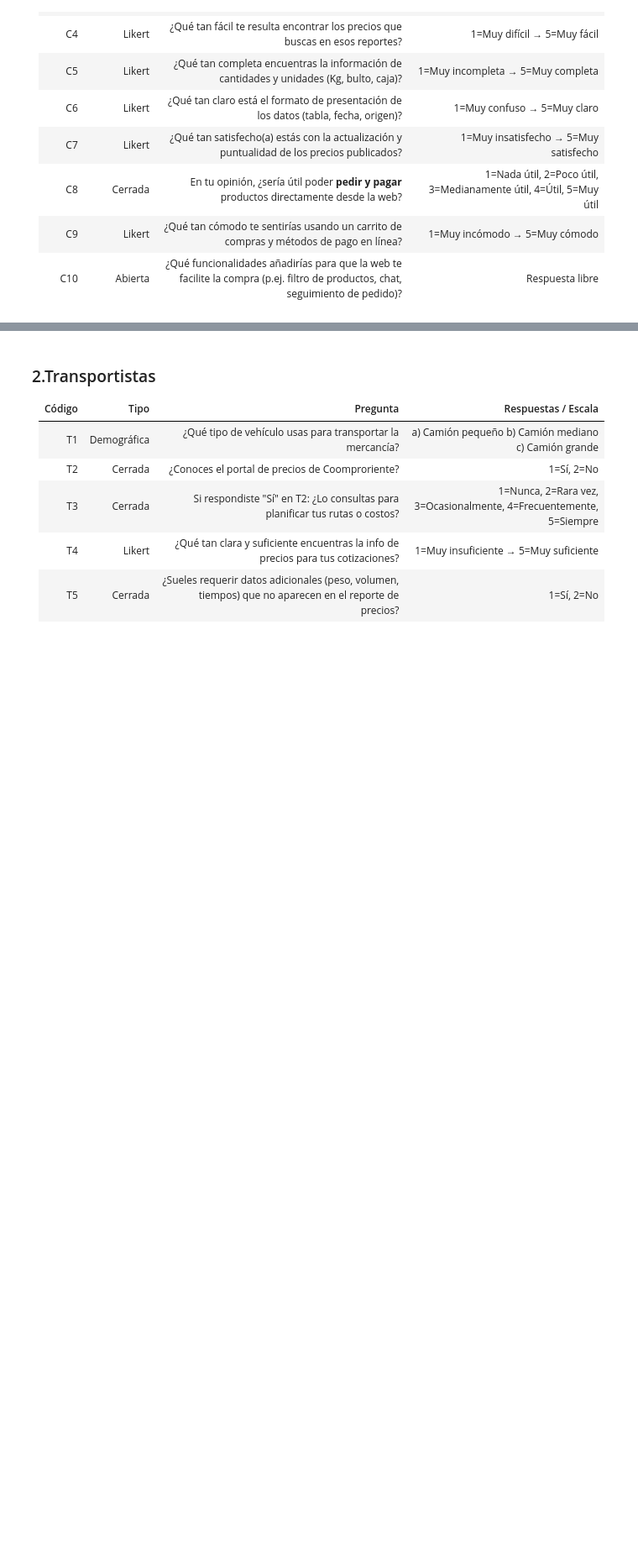
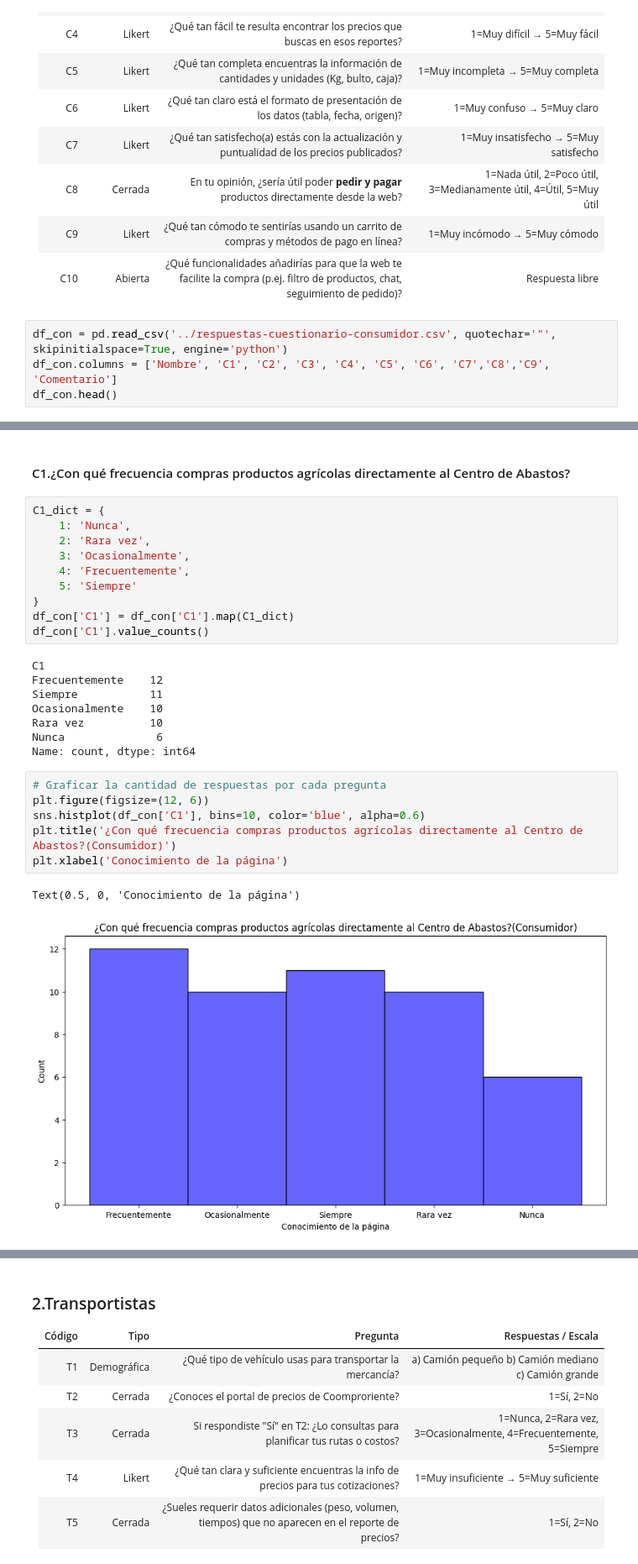
Before and after one commit to santiloc-hub/coomproriente-marketplace-analytics, a Jupyter notebook: Notebooks/Analisis_Encuestas.ipynb, the cells around one changed output, grey strips where cells are left out. Shown at 84% size. Drawn from its saved outputs; the diff is of its cells as text; blank space fills up the shorter version.

Commit message:
Analisis Consumidores

```diff
--- a/Notebooks/Analisis_Encuestas.ipynb
+++ b/Notebooks/Analisis_Encuestas.ipynb
@@ -20,3 +20,7 @@ import seaborn as sns
 | C8 | Cerrada | En tu opinión, ¿sería útil poder **pedir y pagar** productos directamente desde la web? | 1=Nada útil, 2=Poco útil, 3=Medianamente útil, 4=Útil, 5=Muy útil |
 | C9 | Likert | ¿Qué tan cómodo te sentirías usando un carrito de compras y métodos de pago en línea? | 1=Muy incómodo → 5=Muy cómodo |
 | C10 | Abierta | ¿Qué funcionalidades añadirías para que la web te facilite la compra (p.ej. filtro de productos, chat, seguimiento de pedido)? | Respuesta libre |
+# %%
+df_con = pd.read_csv('../respuestas-cuestionario-consumidor.csv', quotechar='"', skipinitialspace=True, engine='python')
+df_con.columns = ['Nombre', 'C1', 'C2', 'C3', 'C4', 'C5', 'C6', 'C7','C8','C9', 'Comentario']
+df_con.head()
@@ -22,0 +34,29 @@ import seaborn as sns
+# %% [markdown]
+#### C1.¿Con qué frecuencia compras productos agrícolas directamente al Centro de Abastos?
+# %%
+C1_dict = {
+    1: 'Nunca',
+    2: 'Rara vez',
+    3: 'Ocasionalmente',
+    4: 'Frecuentemente',
+    5: 'Siempre'
+}
+df_con['C1'] = df_con['C1'].map(C1_dict)
+df_con['C1'].value_counts()
+# %% [output]
+C1
+Frecuentemente    12
+Siempre           11
+Ocasionalmente    10
+Rara vez          10
+Nunca              6
+Name: count, dtype: int64
+# %%
+# Graficar la cantidad de respuestas por cada pregunta
+plt.figure(figsize=(12, 6))
+sns.histplot(df_con['C1'], bins=10, color='blue', alpha=0.6)
+plt.title('¿Con qué frecuencia compras productos agrícolas directamente al Centro de Abastos?(Consumidor)')
+plt.xlabel('Conocimiento de la página')
+# %% [output]
+Text(0.5, 0, 'Conocimiento de la página')
+[figure, added]
```
Also changed, not shown: parts of 31 cells of this notebook.
